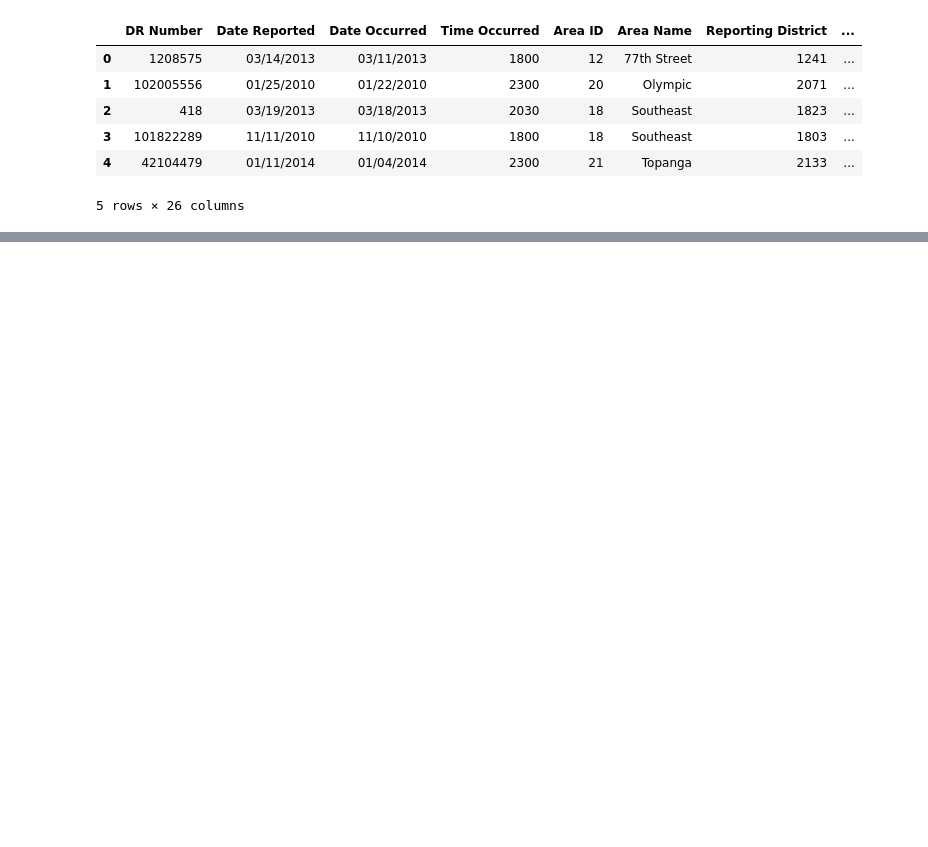
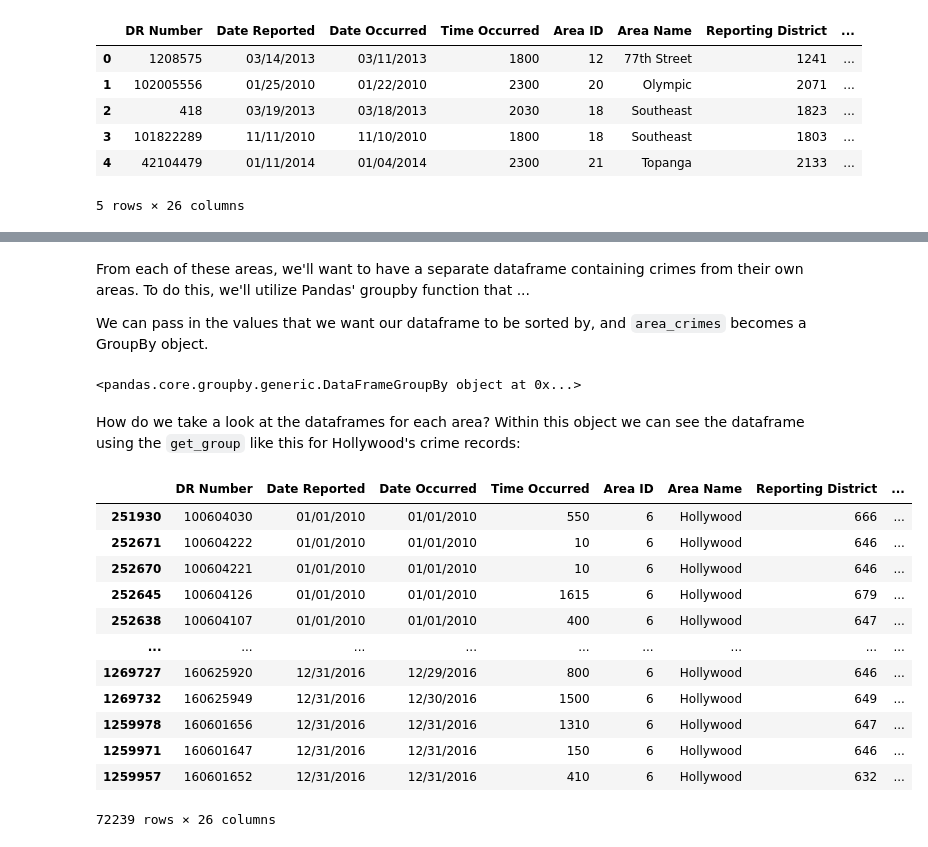
Before and after one commit to asd333333/asd333333.github.io, a Jupyter notebook: Final Project.ipynb, the cells around one changed output, grey strips where cells are left out. Cells and saved outputs as stored; diff of their text form; code cells hidden in the pictures; blank space fills up the shorter version.

Commit message:
Complete introduction and data processing, started data analysis

```diff
--- a/Final Project.ipynb
+++ b/Final Project.ipynb
@@ -61,0 +68,3 @@ We'll then notice the details provided in this dataset:
+# %%
+sorted_crime_data = crime_data.sort_values(by = ['Date Reported'])
+sorted_crime_data.head()
@@ -61,0 +104,27 @@ We'll then notice the details provided in this dataset:
+# %% [markdown]
+From each of these areas, we'll want to have a separate dataframe containing crimes from their own areas. To do this, we'll utilize Pandas' groupby function that ...
+
+We can pass in the values that we want our dataframe to be sorted by, and `area_crimes` becomes a GroupBy object.
+# %%
+area_crimes = sorted_crime_data.groupby(sorted_crime_data['Area Name'])
+area_crimes
+# %% [output]
+<pandas.core.groupby.generic.DataFrameGroupBy object at 0x...>
+# %% [markdown]
+How do we take a look at the dataframes for each area? Within this object we can see the dataframe using the `get_group` like this for Hollywood's crime records:
+# %%
+area_crimes.get_group('Hollywood')
+# %% [output]
+|  | DR Number | Date Reported | Date Occurred | Time Occurred | Area ID | Area Name | Reporting District | ... |
+| 251930 | 100604030 | 01/01/2010 | 01/01/2010 | 550 | 6 | Hollywood | 666 | ... |
+| 252671 | 100604222 | 01/01/2010 | 01/01/2010 | 10 | 6 | Hollywood | 646 | ... |
+| 252670 | 100604221 | 01/01/2010 | 01/01/2010 | 10 | 6 | Hollywood | 646 | ... |
+| 252645 | 100604126 | 01/01/2010 | 01/01/2010 | 1615 | 6 | Hollywood | 679 | ... |
+| 252638 | 100604107 | 01/01/2010 | 01/01/2010 | 400 | 6 | Hollywood | 647 | ... |
+| ... | ... | ... | ... | ... | ... | ... | ... | ... |
+| 1269727 | 160625920 | 12/31/2016 | 12/29/2016 | 800 | 6 | Hollywood | 646 | ... |
+| 1269732 | 160625949 | 12/31/2016 | 12/30/2016 | 1500 | 6 | Hollywood | 649 | ... |
+| 1259978 | 160601656 | 12/31/2016 | 12/31/2016 | 1310 | 6 | Hollywood | 647 | ... |
+| 1259971 | 160601647 | 12/31/2016 | 12/31/2016 | 150 | 6 | Hollywood | 646 | ... |
+| 1259957 | 160601652 | 12/31/2016 | 12/31/2016 | 410 | 6 | Hollywood | 632 | ... |
+72239 rows × 26 columns
```
Also changed, not shown: parts of 19 cells of this notebook.
